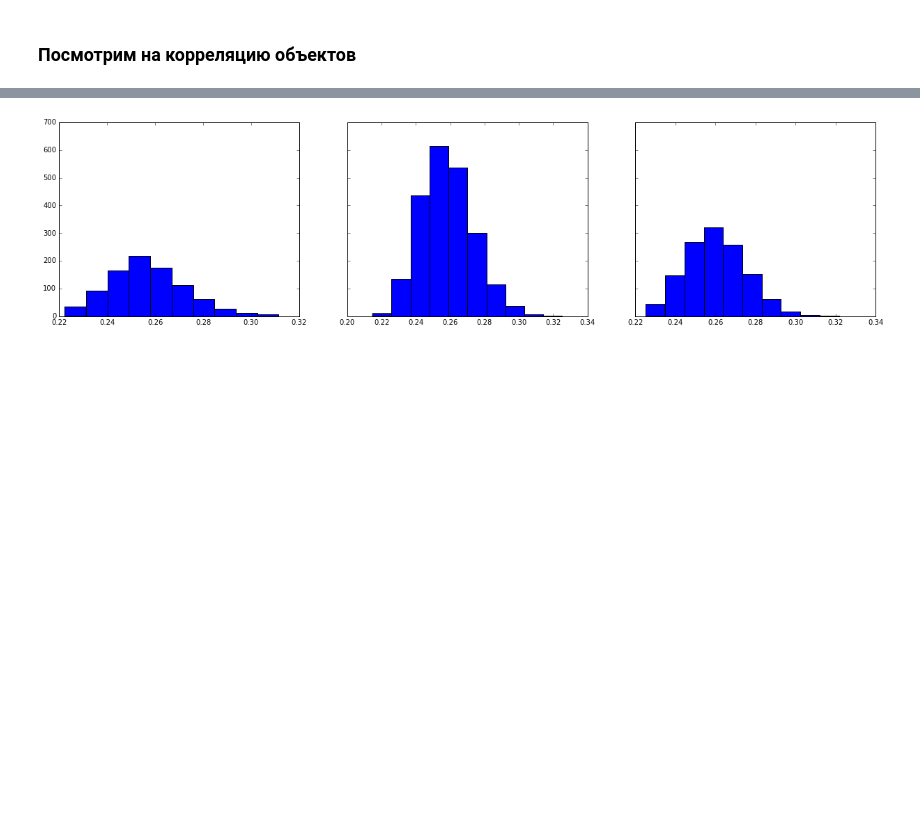
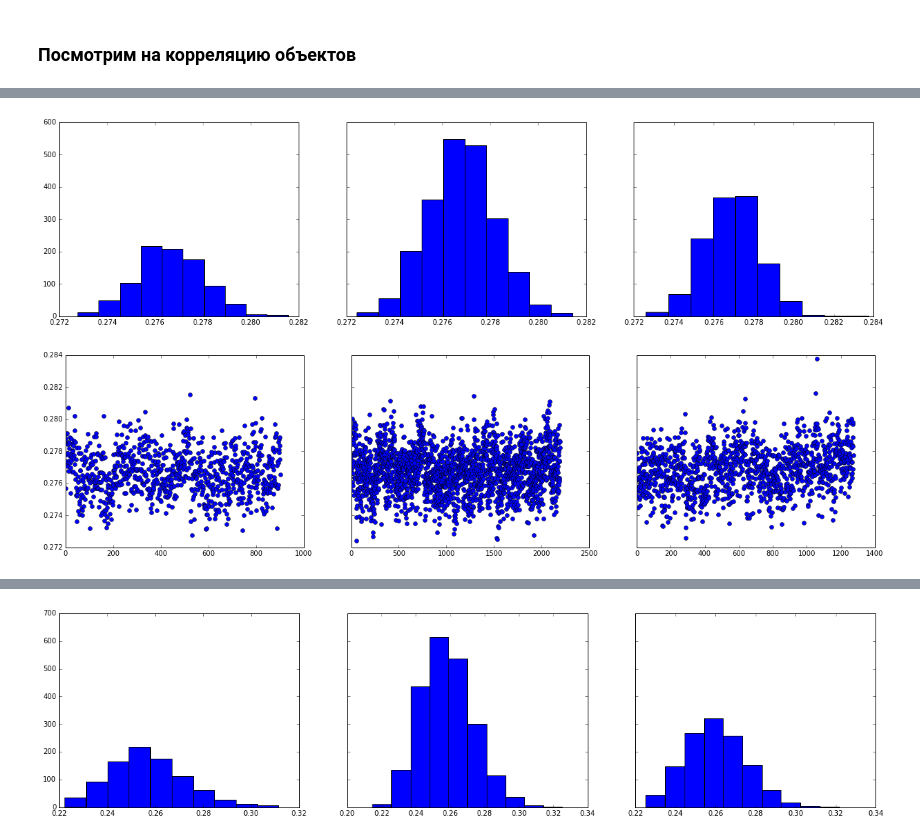
Before and after one commit to Tismoney/PRNI2016, a Jupyter notebook: KernelAlgoritm/KernelAlgoritm.ipynb, the cells around one changed output, grey strips where cells are left out. Cells and saved outputs as stored; diff of their text form; code cells hidden in the pictures; blank space fills up the shorter version.

```diff
--- a/KernelAlgoritm/KernelAlgoritm.ipynb
+++ b/KernelAlgoritm/KernelAlgoritm.ipynb
@@ -213,0 +216,5 @@ data = get_autism("../Data/dti/")
+# %%
+show_ker(180)
+# %% [output]
+[figure, added]
+[figure, added]
```
Also changed, not shown: parts of 4 cells of this notebook, 3 other files.
